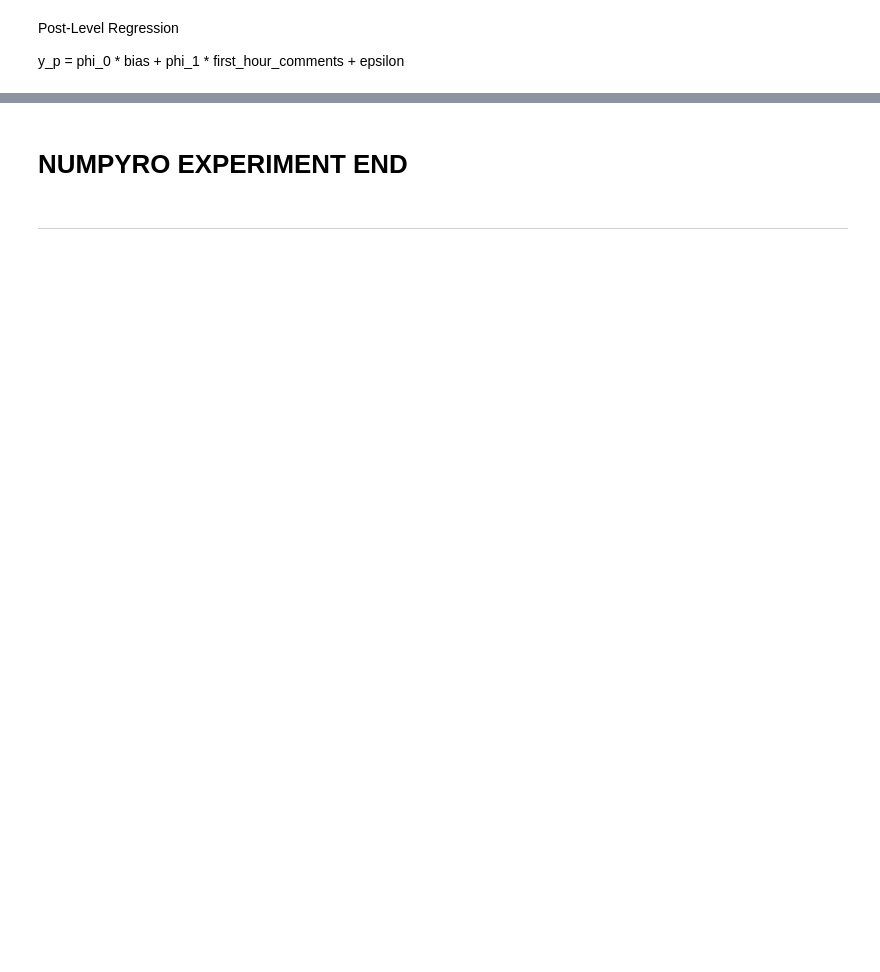
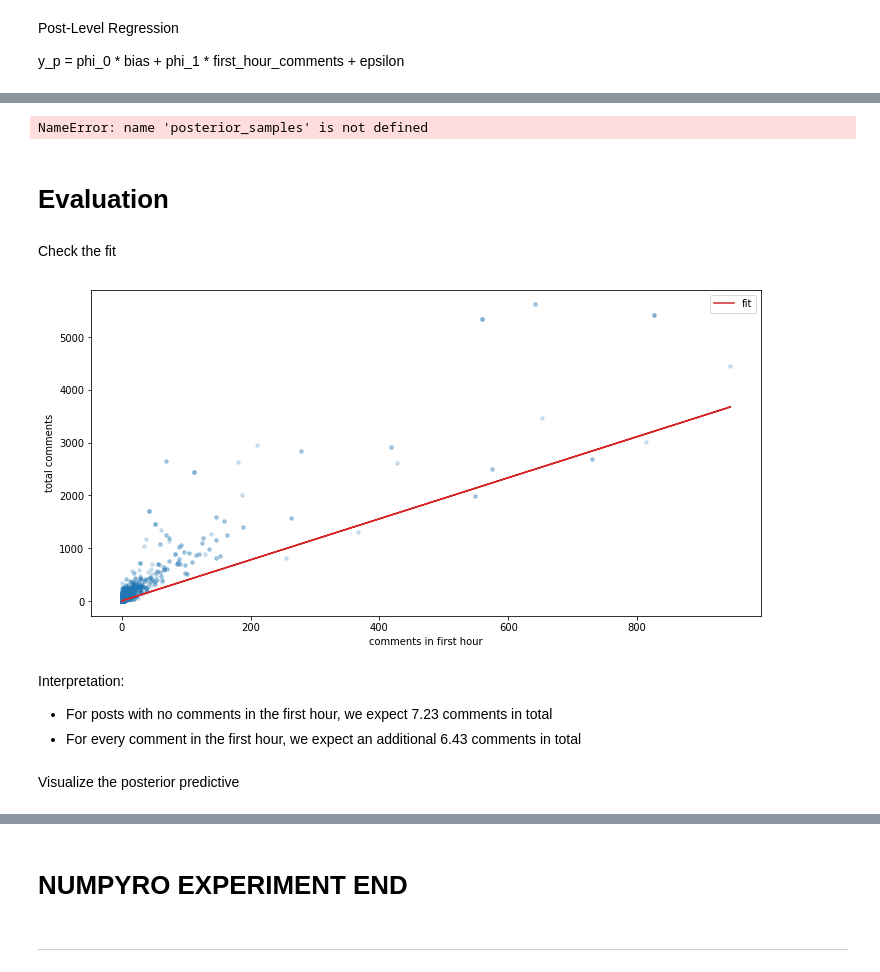
Before and after one commit to ageil/Probabilistic-Programming, a Jupyter notebook: model/SingleLevelModel.ipynb, the cells around one changed output, grey strips where cells are left out. Saved outputs shown, nothing was run; the diff lists cells and outputs as text; code cells hidden in the pictures; blank space fills up the shorter version.

```diff
--- a/model/SingleLevelModel.ipynb
+++ b/model/SingleLevelModel.ipynb
@@ -283,0 +260,31 @@ AttributeError: 'Predictive' object has no attribute 'get_samples'
+# %%
+numpyro.diagnostics.summary(posterior_samples)
+# %% [output]
+NameError: name 'posterior_samples' is not defined
+# %% [markdown]
+# Evaluation
+# %% [markdown]
+Check the fit
+# %%
+y_pred = params['phi_loc'][0]
+#y_pred += params['phi_loc'][1] * p_data[:,1]  # avg cmt length
+#y_pred += params['phi_loc'][2] * p_data[:,2]  # avg upvotes
+#y_pred += params['phi_loc'][3] * p_data[:,3]  # num authors
+y_pred += params['phi_loc'][4] * p_data[:,4]   # num init cmts
+
+plt.figure(figsize=(12,6))
+plt.scatter(np.array(p_data[:,4]), np.array(y), alpha=0.2, s=12, c='tab:blue')
+plt.plot(np.array(p_data[:,4]), np.array(y_pred), c='tab:red', label='fit')
+plt.xlabel('comments in first hour')
+plt.ylabel('total comments')
+plt.legend()
+plt.show()
+# %% [output]
+[figure, added]
+# %% [markdown]
+Interpretation:
+
+- For posts with no comments in the first hour, we expect 7.23 comments in total
+- For every comment in the first hour, we expect an additional 6.43 comments in total
+# %% [markdown]
+Visualize the posterior predictive
```
Also changed, not shown: parts of 58 cells of this notebook.
